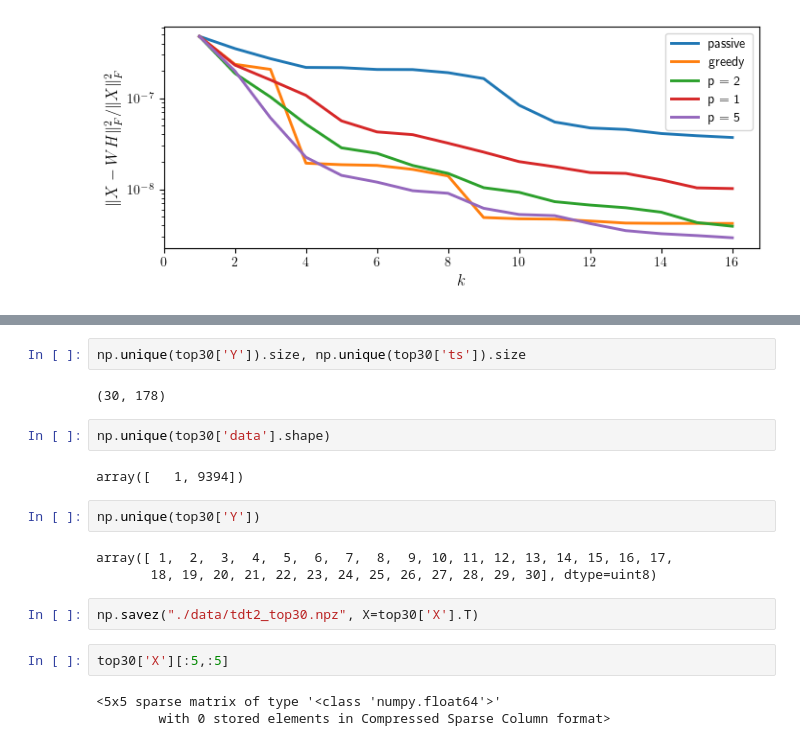
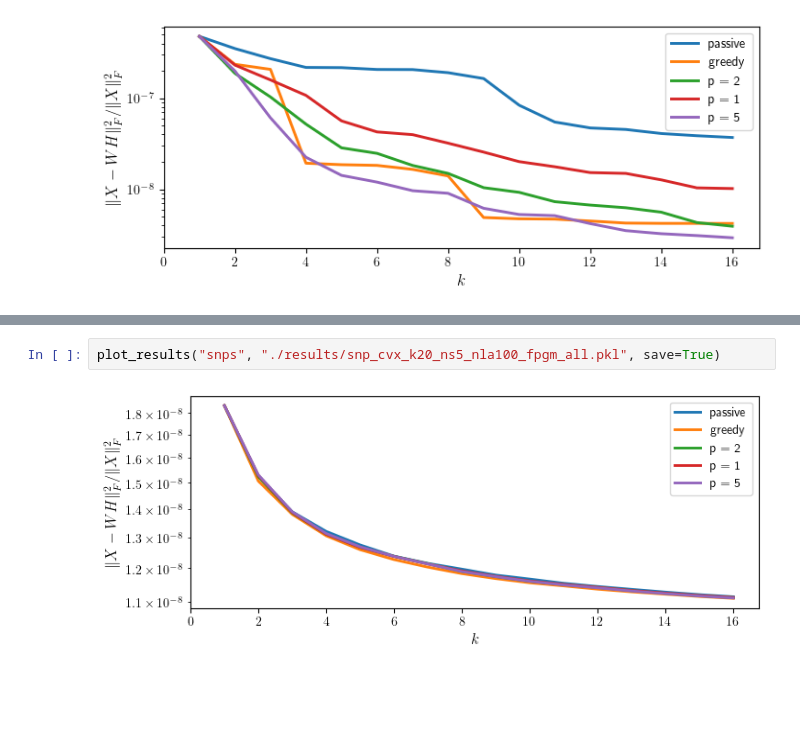
Before and after one commit to millerk22/adaptive-sampling, a Jupyter notebook: Figures.ipynb, the cells around one changed output, grey strips where cells are left out. Drawn from its saved outputs; the diff is of its cells as text; blank space fills up the shorter version.

Commit message:
updated figures

```diff
--- a/Figures.ipynb
+++ b/Figures.ipynb
@@ -111,20 +59,4 @@ top30['Y'][:5], top30['ts'][:5]
-# %%
-np.unique(top30['Y']).size, np.unique(top30['ts']).size
-# %% [output]
-(30, 178)
-# %%
-np.unique(top30['data'].shape)
-# %% [output]
-array([   1, 9394])
-# %%
-np.unique(top30['Y'])
-# %% [output]
-array([ 1,  2,  3,  4,  5,  6,  7,  8,  9, 10, 11, 12, 13, 14, 15, 16, 17,
-       18, 19, 20, 21, 22, 23, 24, 25, 26, 27, 28, 29, 30], dtype=uint8)
-# %%
-np.savez("./data/tdt2_top30.npz", X=top30['X'].T)
-# %%
-top30['X'][:5,:5]
-# %% [output]
-<5x5 sparse matrix of type '<class 'numpy.float64'>'
-        with 0 stored elements in Compressed Sparse Column format>
+# %%
+plot_results("snps", "./results/snp_cvx_k20_ns5_nla100_fpgm_all.pkl", save=True)
+# %% [output]
+[figure, added]
```
Also changed, not shown: parts of 6 cells of this notebook.
